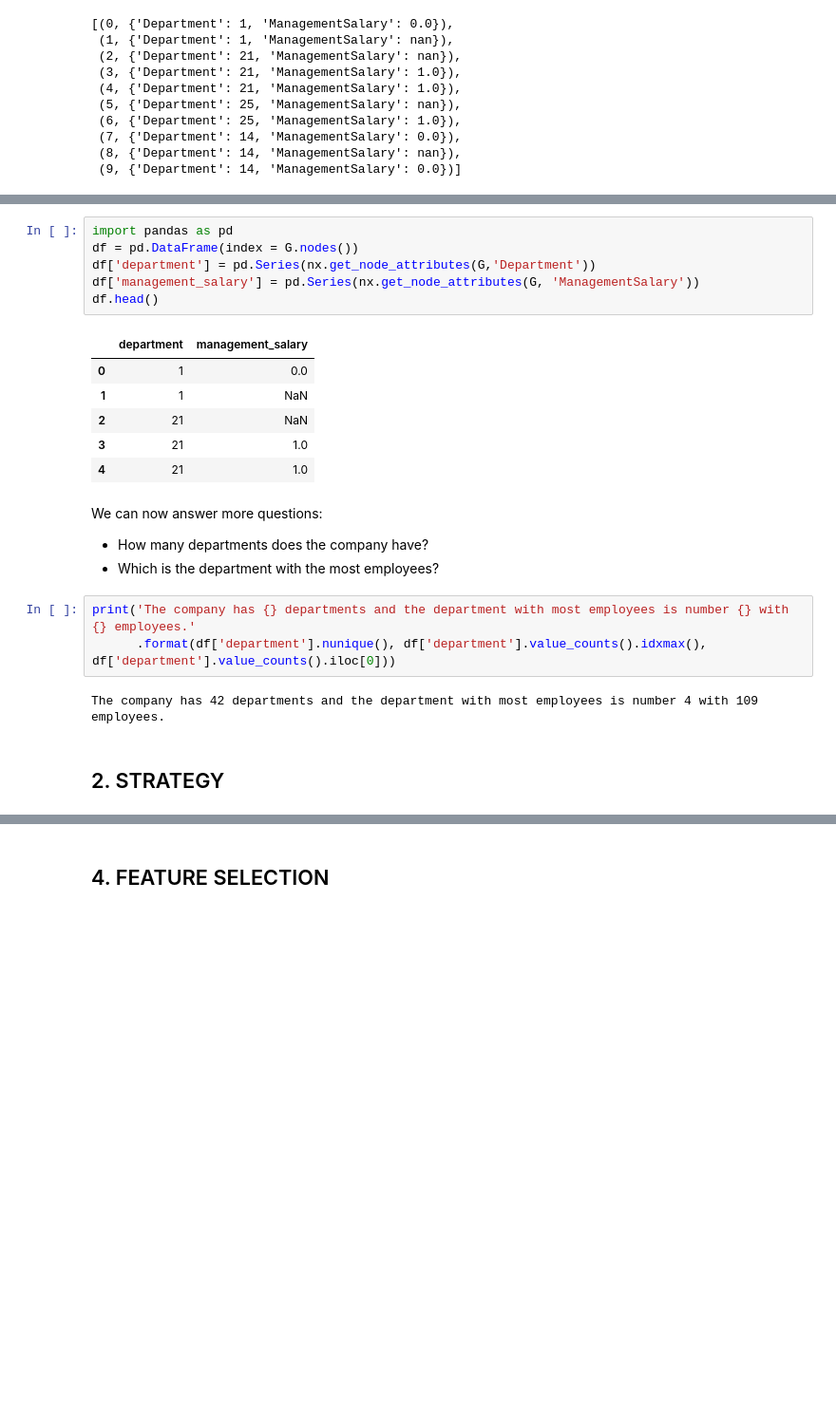
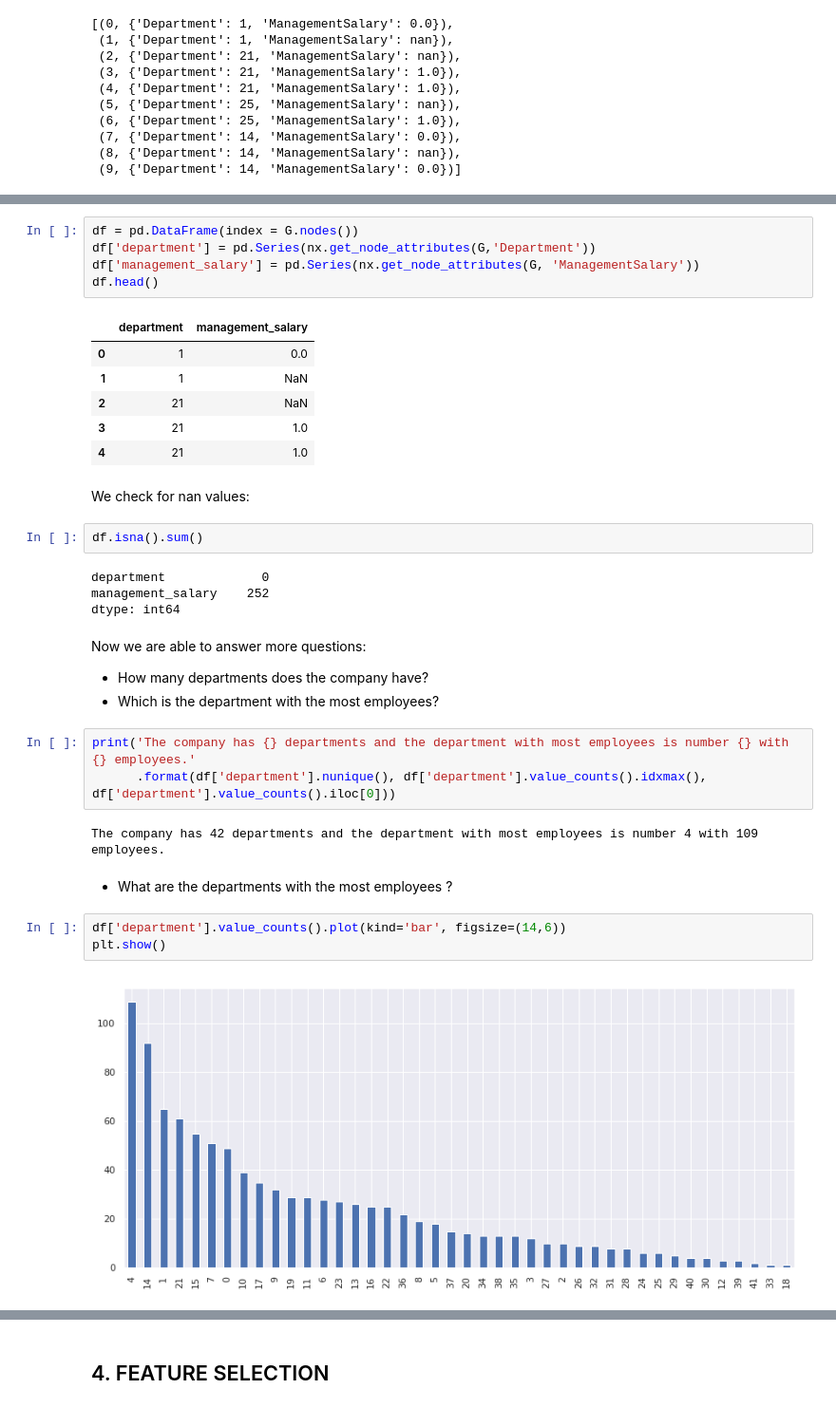
Before and after one commit to Albert-AGM/email_network, a Jupyter notebook: email_network.ipynb, the cells around one changed output, grey strips where cells are left out. Shown: that part at 95% size. Drawn from its saved outputs; the diff is of its cells as text; blank space fills up the shorter version.

```diff
--- a/email_network.ipynb
+++ b/email_network.ipynb
@@ -62,5 +121,4 @@ We store the attributes in a data frame, where each column is a feature and the
 # %%
-import pandas as pd
 df = pd.DataFrame(index = G.nodes())
 df['department'] = pd.Series(nx.get_node_attributes(G,'Department'))
 df['management_salary'] = pd.Series(nx.get_node_attributes(G, 'ManagementSalary'))
@@ -72,8 +130,16 @@ df.head()
 | 2 | 21 | NaN |
 | 3 | 21 | 1.0 |
 | 4 | 21 | 1.0 |
+# %% [markdown]
+We check for nan values:
+# %%
+df.isna().sum()
+# %% [output]
+department             0
+management_salary    252
+dtype: int64
 # %% [markdown]
-We can now answer more questions:
+Now we are able to answer more questions:
 
 * How many departments does the company have?
 * Which is the department with the most employees?
@@ -82,5 +148,10 @@ print('The company has {} departments and the department with most employees is
       .format(df['department'].nunique(), df['department'].value_counts().idxmax(), df['department'].value_counts().iloc[0]))
 # %% [output]
 The company has 42 departments and the department with most employees is number 4 with 109 employees.
-# %% [markdown]
-## 2. STRATEGY
+# %% [markdown]
+* What are the departments with the most employees ?
+# %%
+df['department'].value_counts().plot(kind='bar', figsize=(14,6))
+plt.show()
+# %% [output]
+[figure, added]
```
Also changed, not shown: parts of 35 cells of this notebook, 1 other file.
